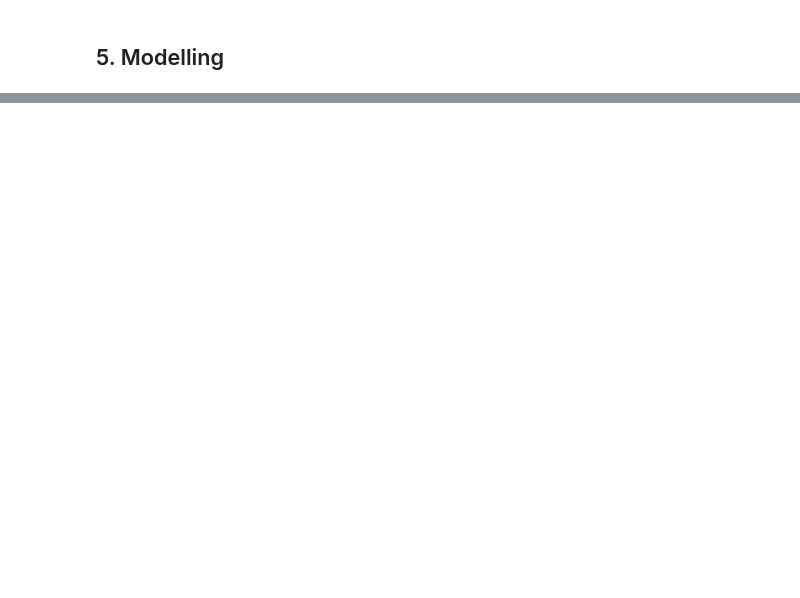
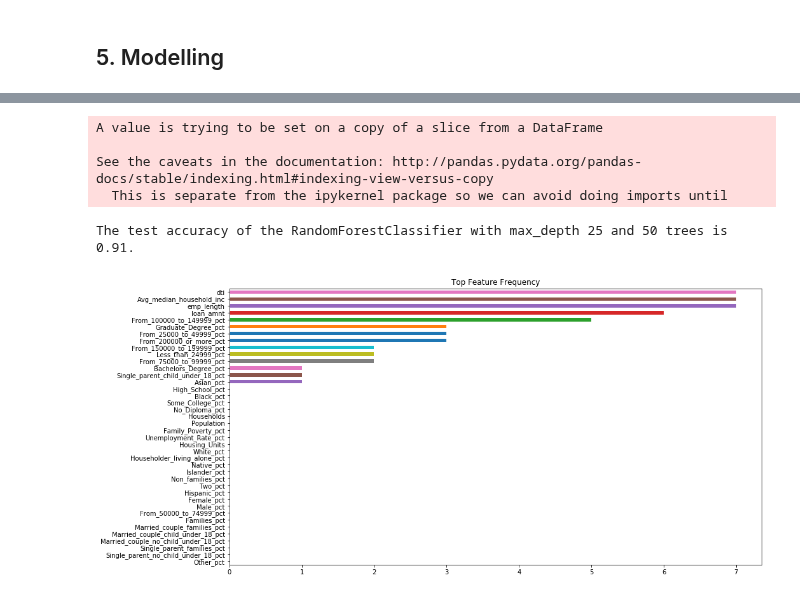
Before and after one commit to CS109Group67/lendingclub, a Jupyter notebook: notebooks/EthicalImplications.ipynb, the cells around one changed output, grey strips where cells are left out. Drawn from its saved outputs; the diff is of its cells as text; code cells hidden in the pictures; blank space fills up the shorter version.

```diff
--- a/notebooks/EthicalImplications.ipynb
+++ b/notebooks/EthicalImplications.ipynb
@@ -305,0 +412,47 @@ joined_df.head()
+# %%
+# set up data for the random forest classifier
+rf_data = joined_df[rf_predictors + ['accepted']]
+rf_data.dropna(axis=0, inplace=True)
+rf_X = rf_data.drop('accepted', axis=1)
+rf_y = rf_data['accepted']
+# %% [output]
+A value is trying to be set on a copy of a slice from a DataFrame
+
+See the caveats in the documentation: http://pandas.pydata.org/pandas-docs/stable/indexing.html#indexing-view-versus-copy
+  This is separate from the ipykernel package so we can avoid doing imports until
+# %%
+# split into training and test data
+X_train_rf, X_test_rf, y_train_rf, y_test_rf = train_test_split(rf_X, rf_y, test_size=0.1)
+# %%
+# train and test random forest classifier
+n_use = 50
+depth_use = 25
+rf = RandomForestClassifier(n_estimators=n_use, max_depth=depth_use)
+rf.fit(X_train_rf, y_train_rf)
+rf_score_test = accuracy_score(y_test_rf, rf.predict(X_test_rf))
+print("The test accuracy of the RandomForestClassifier with max_depth {} and {} trees is {:.2f}."
+      .format(depth_use, n_use, rf_score_test))
+# %% [output]
+The test accuracy of the RandomForestClassifier with max_depth 25 and 50 trees is 0.91.
+# %%
+# set up 2D array for storing counts
+feature_list = list(X_train_rf)[:-1]
+top_feature_count = np.zeros((len(feature_list),2))
+
+# count the top features from the random forest trees
+for i in np.arange(1,n_use+1):
+    feature_index = rf.estimators_[i-1].tree_.feature[0]
+    top_feature_count[feature_index][0] += 1
+
+# set up df to record the top feature counts
+top_feature_count_df = pd.DataFrame(data={'Top Feature Count': top_feature_count[:,0]},
+                                    index=feature_list)
+# %%
+# top features for random forest trees
+plt.figure(figsize=(15,8))
+top_feature_count_df['Top Feature Count'].sort_values().plot(kind="barh")
+plt.title("Top Feature Frequency")
+
+plt.show()
+# %% [output]
+[figure, added]
```
Also changed, not shown: parts of 35 cells of this notebook, 17 other files.
